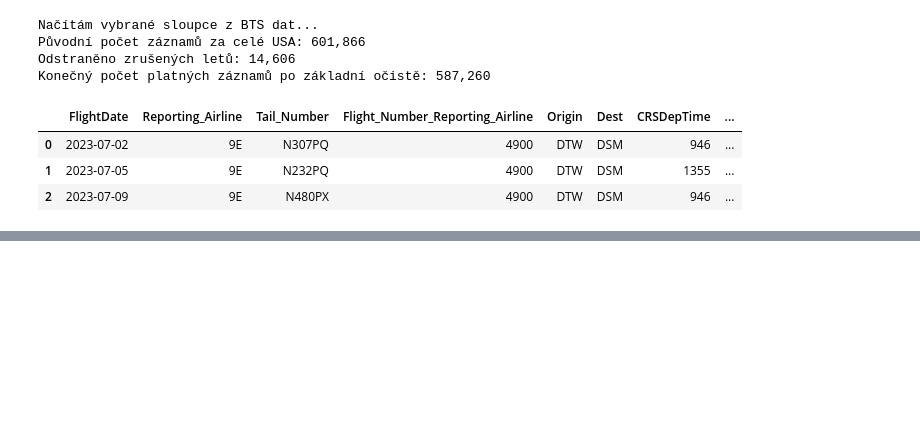
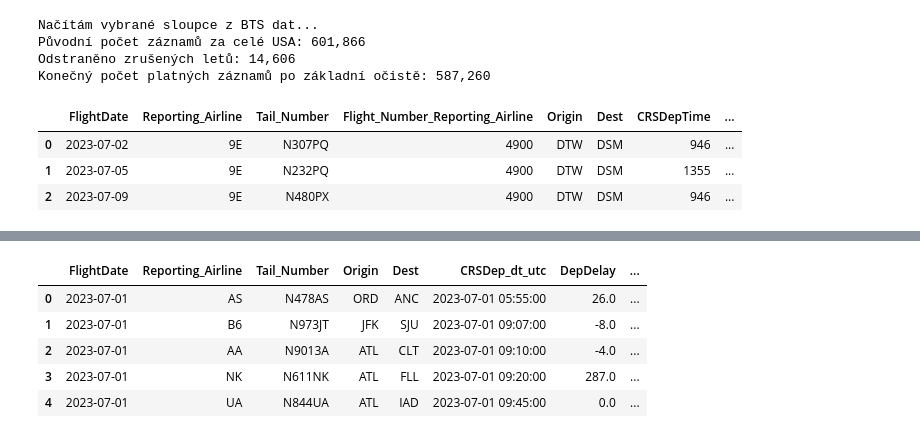
Before and after one commit to weissgrlu/airline-delay-metar-analysis, a Jupyter notebook: notebook/project_jupyter_files.ipynb, the cells around one changed output, grey strips where cells are left out. Cells and saved outputs as stored; diff of their text form; code cells hidden in the pictures; blank space fills up the shorter version.

```diff
--- a/notebook/project_jupyter_files.ipynb
+++ b/notebook/project_jupyter_files.ipynb
@@ -195,0 +375,74 @@ Konečný počet platných záznamů po základní očistě: 587,260
+# %%
+# -------------------------------------------------------------
+# KROK 4: PÁROVÁNÍ LETŮ S METEOROLOGIÍ (MERGE_ASOF)
+# -------------------------------------------------------------
+
+target_hubs = ["ORD", "ATL", "DFW", "JFK"]
+
+# 1. Filtrace letů z vybraných hubů a sjednocení typu času (tz-naive)
+df_hub_departures = df_flights[
+    df_flights["Origin"].isin(target_hubs)
+    & df_flights["CRSDep_dt_utc"].notna()
+].copy()
+
+# Odstraníme explicitní timezone flag pro shodu s METAR daty
+df_hub_departures["CRSDep_dt_utc"] = df_hub_departures[
+    "CRSDep_dt_utc"
+].dt.tz_localize(None)
+df_hub_departures = df_hub_departures.sort_values(
+    by="CRSDep_dt_utc"
+).reset_index(drop=True)
+
+# 2. Příprava METAR zpráv pro spojení
+metar_cols = [
+    "station",
+    "valid_utc",
+    "flight_category",
+    "has_storm",
+    "visibility_sm",
+    "ceiling_ft",
+]
+df_metar_clean = (
+    df_metar[metar_cols]
+    .dropna(subset=["valid_utc"])
+    .sort_values(by="valid_utc")
+    .reset_index(drop=True)
+)
+
+print(
+    f"Páruji {len(df_hub_departures):,} odletů z hubů s METAR hlášeními (tolerance 75 min)..."
+)
+
+# 3. As-of merge: přiřazení nejbližšího předchozího METARu na daném letišti
+df_matched = pd.merge_asof(
+    df_hub_departures,
+    df_metar_clean,
+    left_on="CRSDep_dt_utc",
+    right_on="valid_utc",
+    left_by="Origin",
+    right_by="station",
+    direction="backward",
+    tolerance=pd.Timedelta("75m"),
+)
+
+# 4. Kontrola úspěšnosti spárování
+matched_count = df_matched["flight_category"].notna().sum()
+match_pct = (matched_count / len(df_matched)) * 100
+print(f"Úspěšně přiřazeno počasí: {matched_count:,} letů ({match_pct:.2f} %)")
+
+# Ukázka spárovaných dat
+preview_cols = [
+    "FlightDate",
+    "Reporting_Airline",
+    "Tail_Number",
+    "Origin",
+    "Dest",
+    "CRSDep_dt_utc",
+    "DepDelay",
+    "flight_category",
+    "has_storm",
+    "LateAircraftDelay",
+    "WeatherDelay",
+]
+df_matched[preview_cols].head(5)
+# %% [output]
@@ -195,0 +451,6 @@ Konečný počet platných záznamů po základní očistě: 587,260
+|  | FlightDate | Reporting_Airline | Tail_Number | Origin | Dest | CRSDep_dt_utc | DepDelay | ... |
+| 0 | 2023-07-01 | AS | N478AS | ORD | ANC | 2023-07-01 05:55:00 | 26.0 | ... |
+| 1 | 2023-07-01 | B6 | N973JT | JFK | SJU | 2023-07-01 09:07:00 | -8.0 | ... |
+| 2 | 2023-07-01 | AA | N9013A | ATL | CLT | 2023-07-01 09:10:00 | -4.0 | ... |
+| 3 | 2023-07-01 | NK | N611NK | ATL | FLL | 2023-07-01 09:20:00 | 287.0 | ... |
+| 4 | 2023-07-01 | UA | N844UA | ATL | IAD | 2023-07-01 09:45:00 | 0.0 | ... |
```
Also changed, not shown: parts of 11 cells of this notebook.
